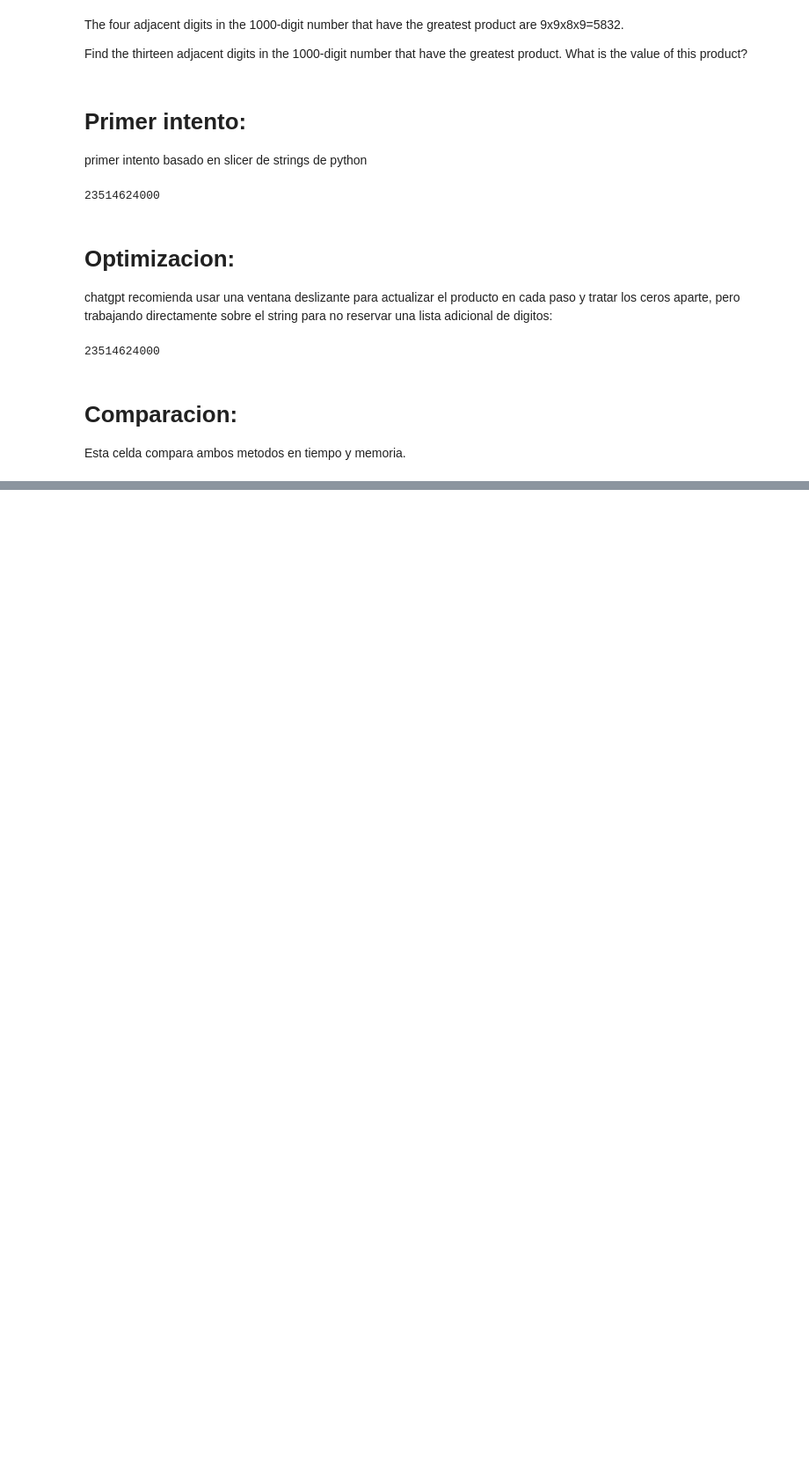
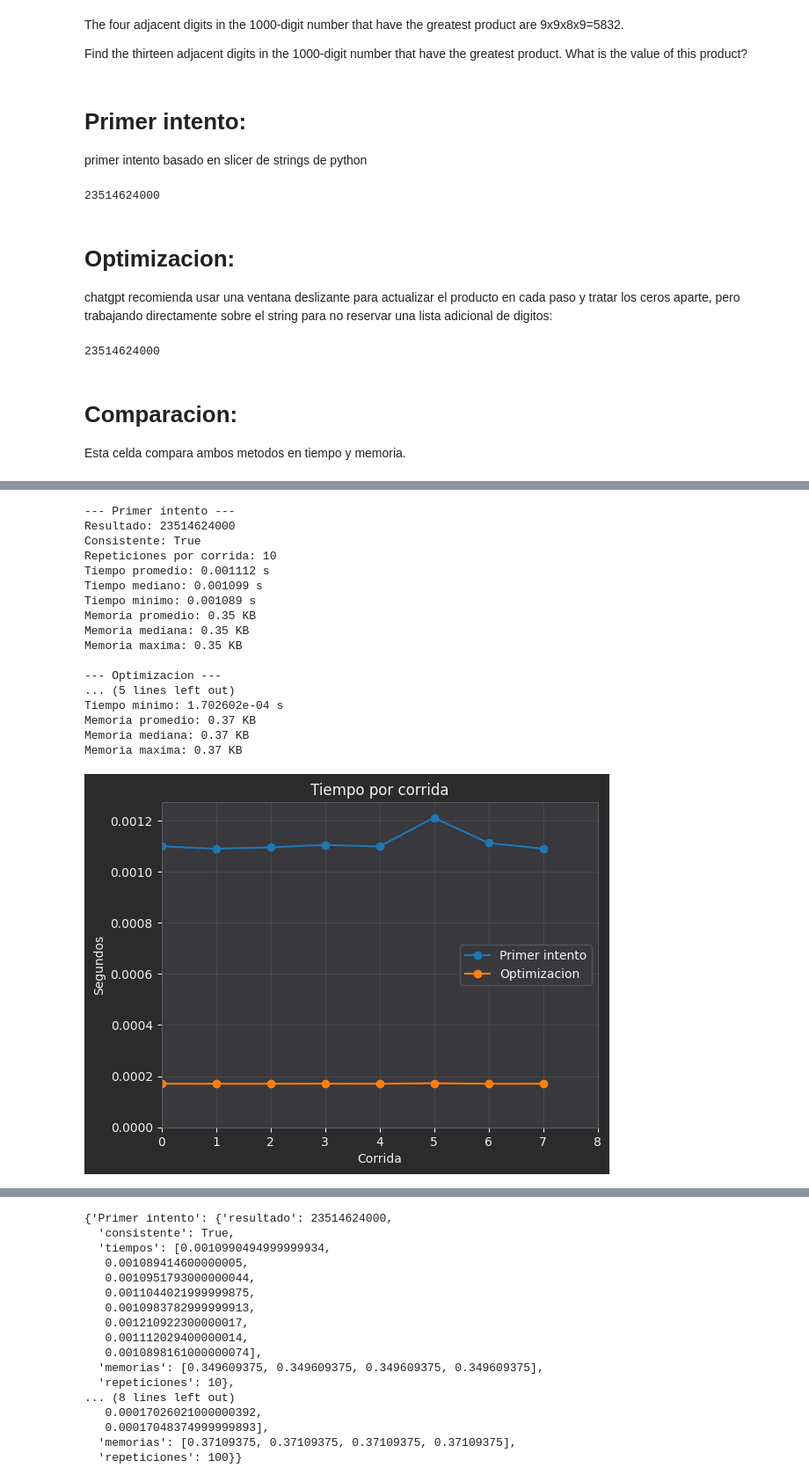
Before and after one commit to gamaerry/euler, a Jupyter notebook: notebooks/p008.ipynb, the cells around one changed output, grey strips where cells are left out. Shown at 88% size. Cells and saved outputs as stored; diff of their text form; code cells hidden in the pictures; blank space fills up the shorter version.

```diff
--- a/notebooks/p008.ipynb
+++ b/notebooks/p008.ipynb
@@ -173,0 +84,23 @@ Memoria maxima: 1.06 KB
+# %%
+from lib.utils import comparar_metodos
+
+comparar_metodos(primer_intento, optimizacion)
+# %% [output]
+--- Primer intento ---
+Resultado: 23514624000
+Consistente: True
+Repeticiones por corrida: 10
+Tiempo promedio: 0.001112 s
+Tiempo mediano: 0.001099 s
+Tiempo minimo: 0.001089 s
+Memoria promedio: 0.35 KB
+Memoria mediana: 0.35 KB
+Memoria maxima: 0.35 KB
+
+--- Optimizacion ---
+... (5 lines left out)
+Tiempo minimo: 1.702602e-04 s
+Memoria promedio: 0.37 KB
+Memoria mediana: 0.37 KB
+Memoria maxima: 0.37 KB
+[figure, added]
@@ -173,0 +108,17 @@ Memoria maxima: 1.06 KB
+{'Primer intento': {'resultado': 23514624000,
+  'consistente': True,
+  'tiempos': [0.0010990494999999934,
+   0.001089414600000005,
+   0.0010951793000000044,
+   0.0011044021999999875,
+   0.0010983782999999913,
+   0.001210922300000017,
+   0.001112029400000014,
+   0.0010898161000000074],
+  'memorias': [0.349609375, 0.349609375, 0.349609375, 0.349609375],
+  'repeticiones': 10},
+... (8 lines left out)
+   0.00017026021000000392,
+   0.00017048374999999893],
+  'memorias': [0.37109375, 0.37109375, 0.37109375, 0.37109375],
+  'repeticiones': 100}}
```
Also changed, not shown: parts of 2 cells of this notebook, 10 other files.
